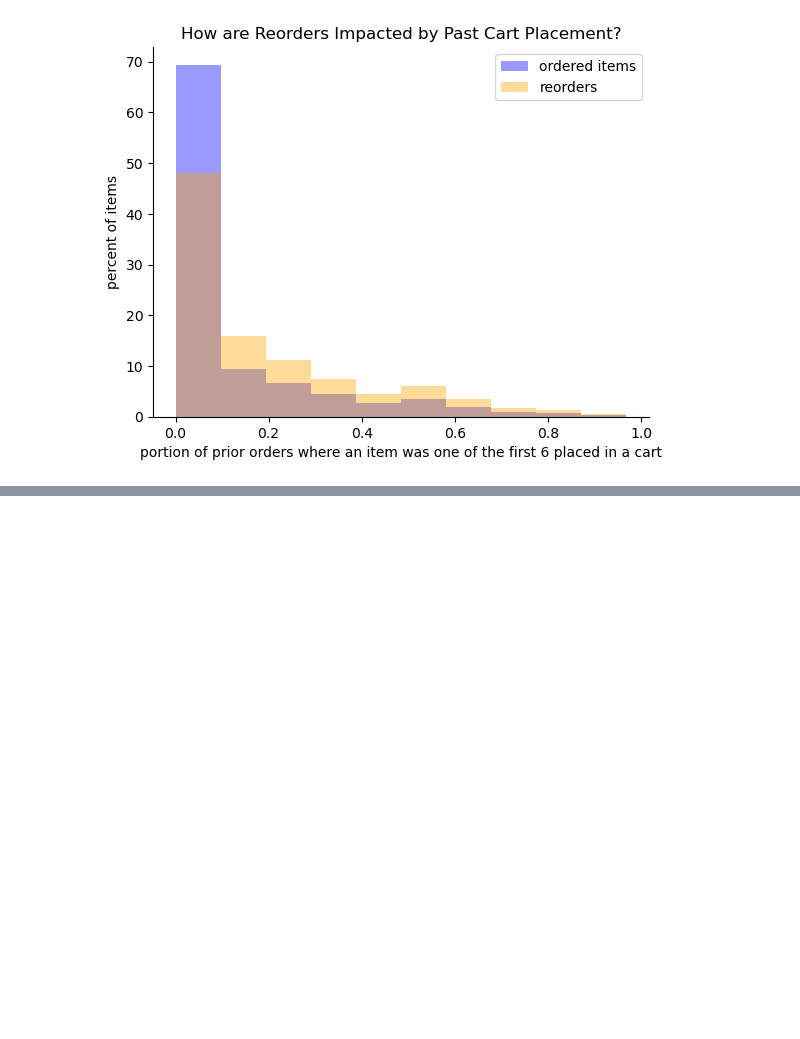
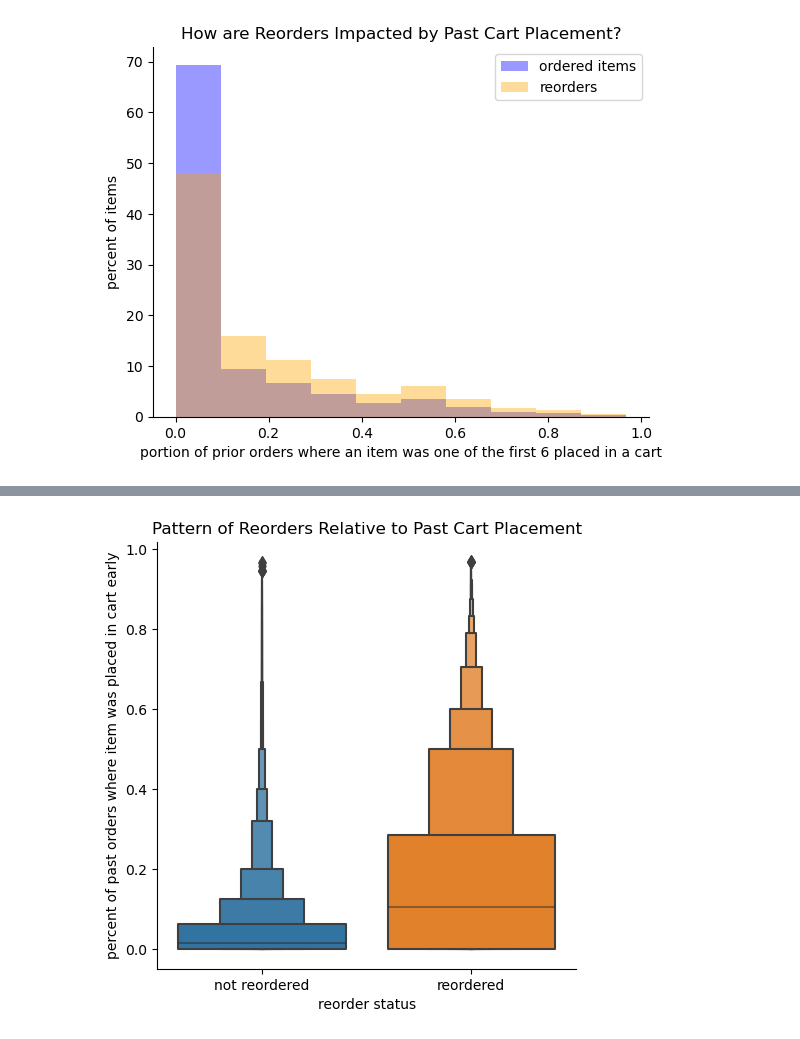
Before and after one commit to fractaldatalearning/Capstone2, a Jupyter notebook: notebooks/6-kl-preprocess-feature-engineer.ipynb, the cells around one changed output, grey strips where cells are left out. Cells and saved outputs as stored; diff of their text form; code cells hidden in the pictures; blank space fills up the shorter version.

```diff
--- a/notebooks/6-kl-preprocess-feature-engineer.ipynb
+++ b/notebooks/6-kl-preprocess-feature-engineer.ipynb
@@ -618,0 +628,8 @@ Even with non-orders removed, the plot still looks quite similar. The taller bro
+# %%
+ax = sns.catplot(data=df, x="reordered", y="percent_past_purchased_early",
+                 kind="boxen").set(
+    title='Pattern of Reorders Relative to Past Cart Placement',
+    xlabel='reorder status', ylabel='percent of past orders where item was placed in cart early')
+ax.set_xticklabels(['not reordered', 'reordered']);
+# %% [output]
+[figure, added]
```
Also changed, not shown: parts of 11 cells of this notebook, 1 other file.
